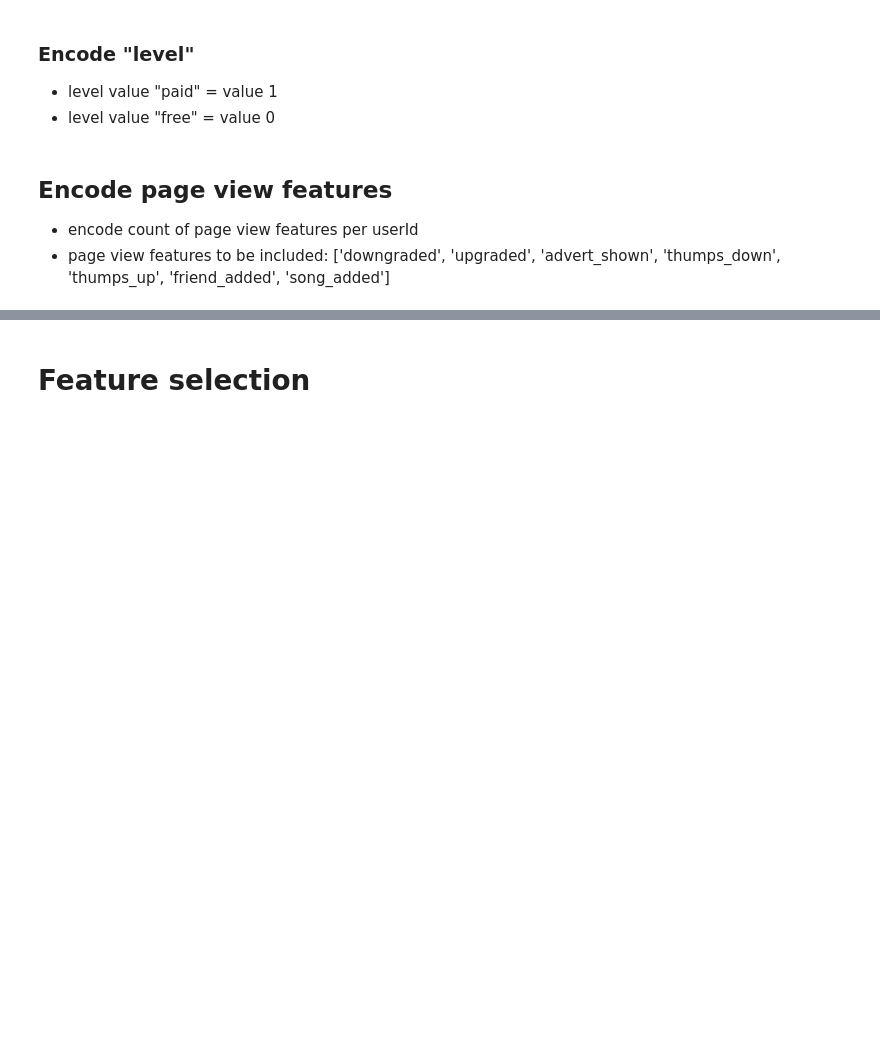
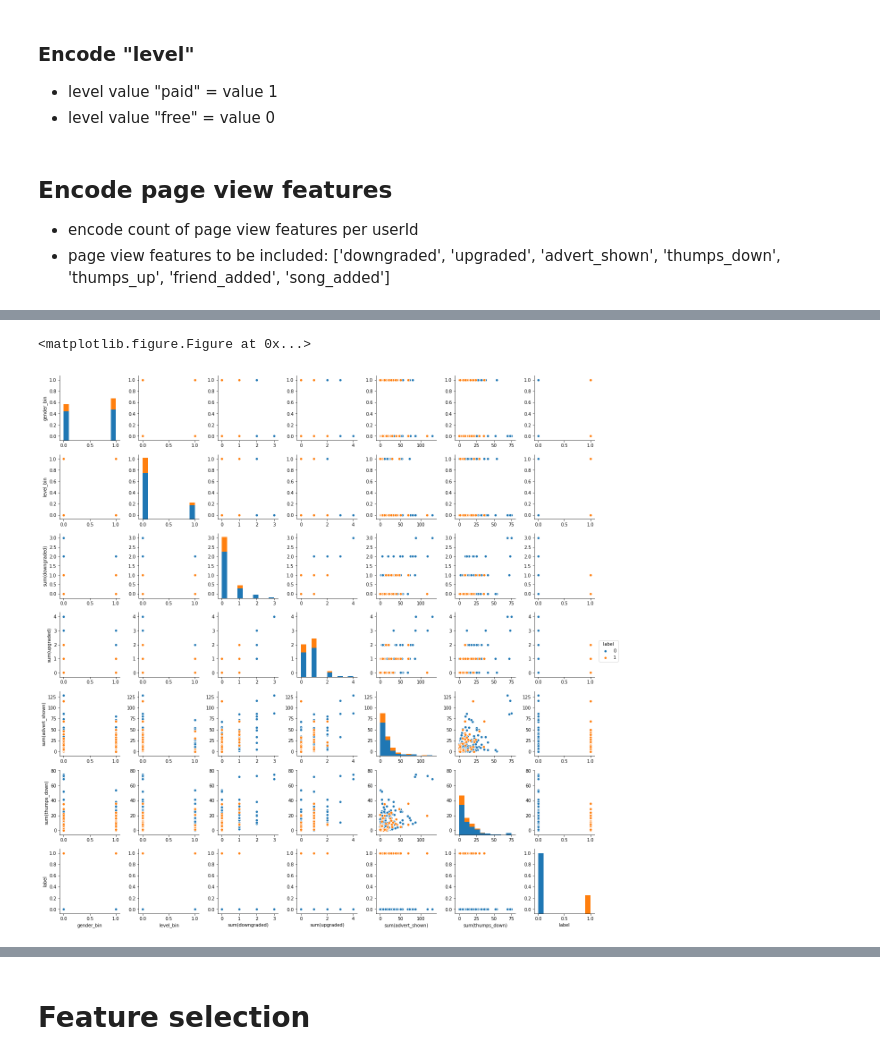
Before and after one commit to bofflord/sparkify, a Jupyter notebook: Sparkify.ipynb, the cells around one changed output, grey strips where cells are left out. Saved outputs shown, nothing was run; the diff lists cells and outputs as text; code cells hidden in the pictures; blank space fills up the shorter version.

```diff
--- a/Sparkify.ipynb
+++ b/Sparkify.ipynb
@@ -466,0 +591,7 @@ features_df = features_df.join(total_user_session_time, "userId", how="left")
+# %%
+# show relationship between variables for all features
+plt.figure(figsize=(25, 25))
+sns.pairplot(second_features_df, hue="label");
+# %% [output]
+<matplotlib.figure.Figure at 0x...>
+[figure, added]
```
Also changed, not shown: parts of 35 cells of this notebook, 1 other file.
